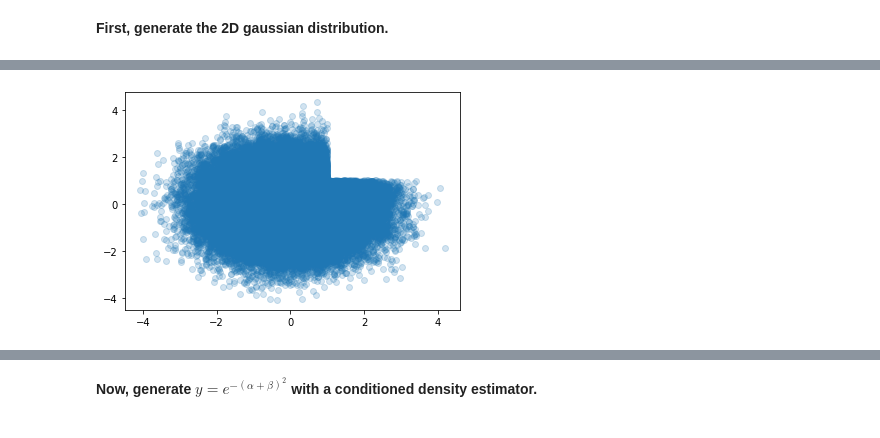
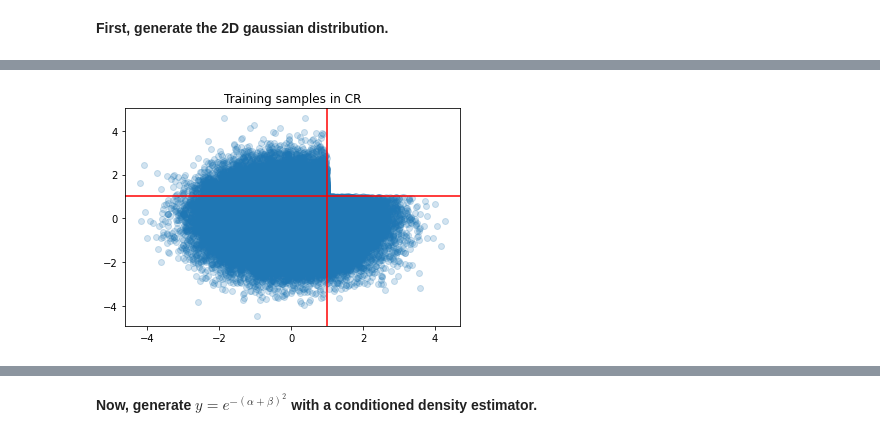
Before and after one commit to hep-lbdl/non-resonant-AD-extrapolation, a Jupyter notebook: Example.ipynb, the cells around one changed output, grey strips where cells are left out. Saved outputs shown, nothing was run; the diff lists cells and outputs as text; code cells hidden in the pictures.

```diff
--- a/Example.ipynb
+++ b/Example.ipynb
@@ -118,14 +119,17 @@ Epoch 20/20
 # %%
 # Train on background distribution in CR
 data2 = data[np.logical_not((data[:,0] > 1) & (data[:,1] > 1))]
 
 # Plot partial background that's been trained on
 x5 = data2[:,0]
 x6 = data2[:,1]
 plt.scatter(x5, x6, alpha = 0.2)
+plt.axhline(y=1, color='r', linestyle='-')
+plt.axvline(x=1, color='r', linestyle='-')
+plt.title("Training samples in CR")
 plt.show()
 # %% [output]
-[figure, old version]
+[figure, new version]
 # %%
 samples = train(data2)
 sample2 = samples[:,0]
```
Also changed, not shown: parts of 14 cells of this notebook.
